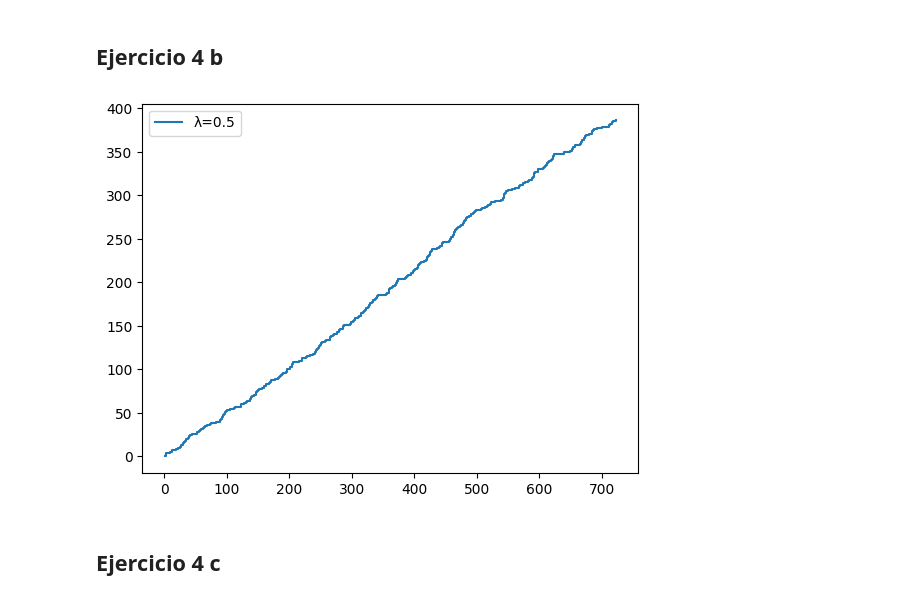
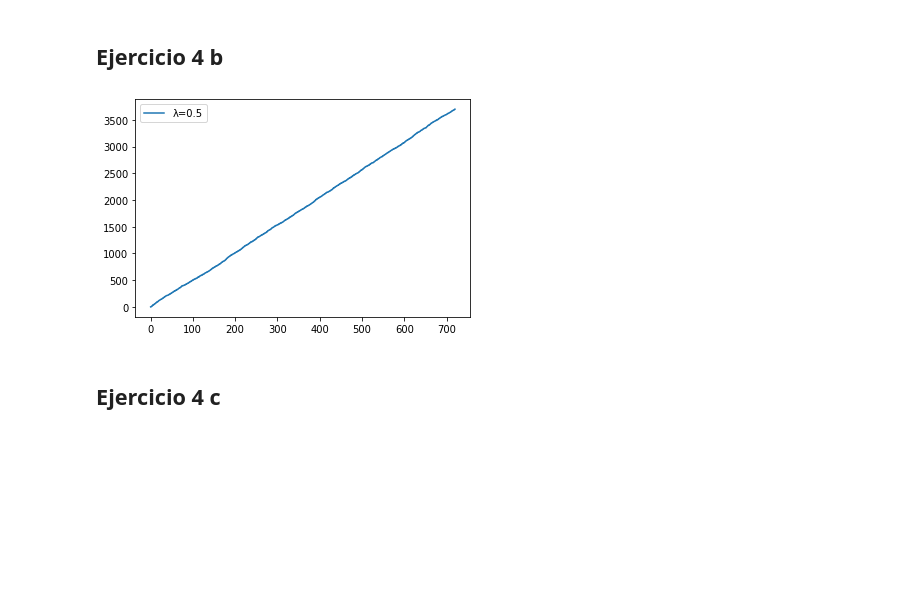
Before and after one commit to ramirogestoso/simulacion-2c-2022, a Jupyter notebook: testRand.ipynb, the cells around one changed output. Cells and saved outputs as stored; diff of their text form; code cells hidden in the pictures; blank space fills up the shorter version.

```diff
--- a/testRand.ipynb
+++ b/testRand.ipynb
@@ -31,11 +31,6 @@ class LXM:
     x1 = uint64(57)
     c = uint64(0xdaba0b6eb09322e3)
 
-    def __init__(self, seed=11):
-        self.x0 = uint64(seed)
-        if self.x0 == self.x1:
-            self.x1 += 1
-
     def nextRand(self, n=1):
         if n < 1:
             raise Exception("'n' must be 1 or greater")
@@ -62,7 +57,7 @@ class LXM:
 
         return numbers[0] if n==1 else np.array(numbers)
 
-    def generate_normal(self, mean, deviation, n=1):
+    def generate_normal(self, mean, deviation, n):
         if n < 1:
             raise Exception("'n' must be 1 or greater")
         U1 = self.nextRand(n)
@@ -72,14 +67,6 @@ class LXM:
         #normal_1 = R * np.cos(Theta)
         normal = R * np.sin(Theta)
         return deviation*normal + mean
-
-    def generate_exponential(self, param, n=1):
-        if n < 1:
-            raise Exception("'n' must be 1 or greater")
-        if param < 0:
-            raise Exception("the exponential parameter must be greater than 0")
-        U = self.nextRand(n)
-        return -np.log(1-U)/param
 # %% [markdown]
 ### Liberias necesarias
 # %%
@@ -286,48 +252,81 @@ def to_exp(x, lamb):
 # %%
 import numpy as np
 import matplotlib.pyplot as plt
+import random as rn
+
+# función de distribución de probabilidades conocida fy(x)
+def fy(x):
+    if x>=0 and x<=1:
+        return 1
+    return 0
+
+# función de distribución de probabilidades que queremos lograr (exponencial (0.5)) fx(x)
+def fx(x, lamb):
+    return lamb * exp(-lamb * x)
+
+
+def aceptar_o_rechazar_exp(lamb, x):
+    # Calculamos c para método de aceptacion rechazo
+    # El maximo de la exponencial esta en t= 0 y vale lambda
+    c = lamb
+
+    while True:
+
+        # Numero generado por variable aleatoria con distribucion u(0,1)
+        ui = rn.random()
+
+        # calculamos cociente:
+        a = fx(x, lamb) / (c * fy(x))
+
+        return ui < a
+
 
 def run_poisson_process(lamb, tmax):
-
     generador = LXM()
 
     # Guaramos el tiempo de los arribos que van llegando
     t=[]
 
     # Partinmos desde t0=0
     arribo=0
 
+    valores_gen = generador.nextRand(100_000)
+
+    i=-1
     while (arribo <= tmax):
-        # Representa el tiempo entre el arribo tn y tn-1
-        z = generador.generate_exponential(0.5)
-#         z = to_exp(x, 0.5)
+        i+=1
+        z = valores_gen[i]
+        aceptacion = aceptar_o_rechazar_exp(lamb, z)
+        if not aceptacion:
+            continue
+
         # Te paras en el anterior y le sumas el nuevo tiempo
         arribo=arribo+z
         # Lo agregas a la lista
         t.append(arribo)
 
     return t
 
 # Parametro de la exponencial (0.5 HORAS)
-lamb = 1/0.5
+lamb = 5
 
 # tiempo maximo
 tmax = 30 * 24 #(HORAS)
 
 # Corro el proceso
 t = run_poisson_process(lamb, tmax)
 
 # En este momento tu t0=0 y tn= tiempo del maximo arribo
 # Estan todos guardados en la lista
 
 # Grafico
 # En el eje horizontal tenemos el tiempo
 # En el eje vertical tenemos la cantidad de arribos par aun instante t
-plt.step(t,range(len(t)),where= 'post' ,label=f'λ=0.5')
+plt.step(t,range(len(t)),where= 'post' ,label='λ=0.5')
 plt.legend()
 plt.show()
 # %% [output]
-[figure, old version]
+[figure, new version]
 # %% [markdown]
 ## Ejercicio 4 c
 # %%
```
Also changed, not shown: parts of 10 cells of this notebook.
